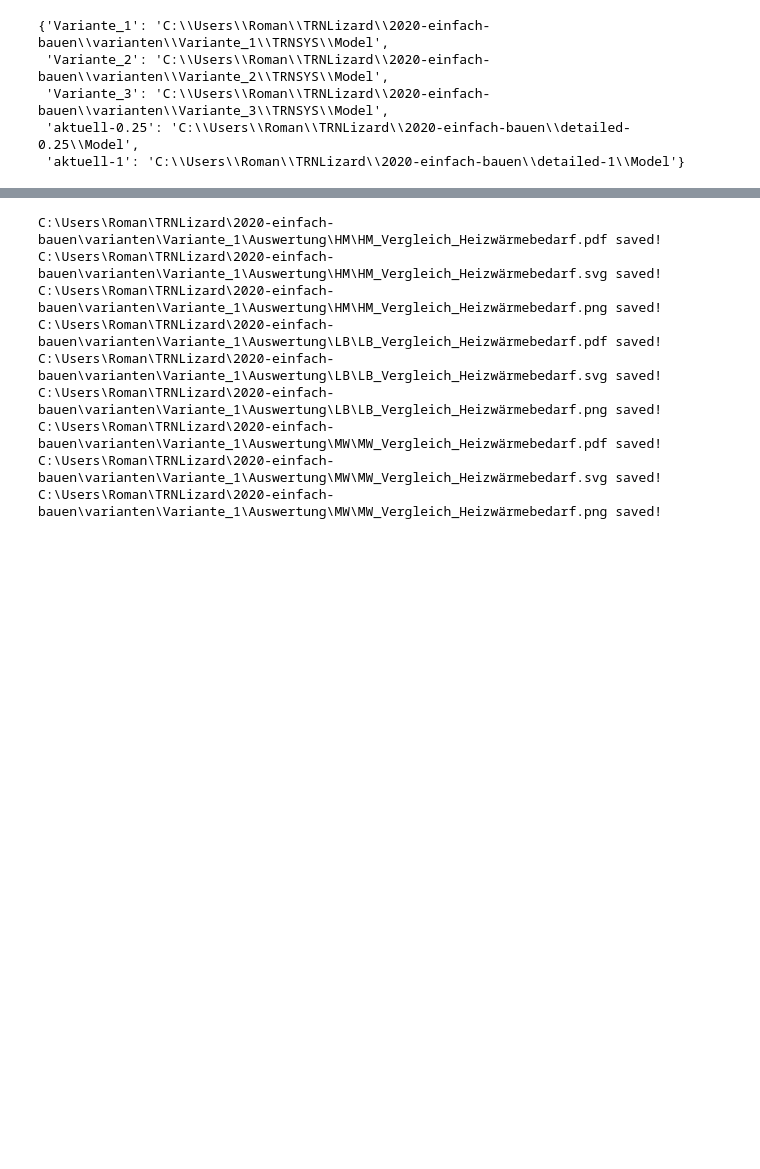
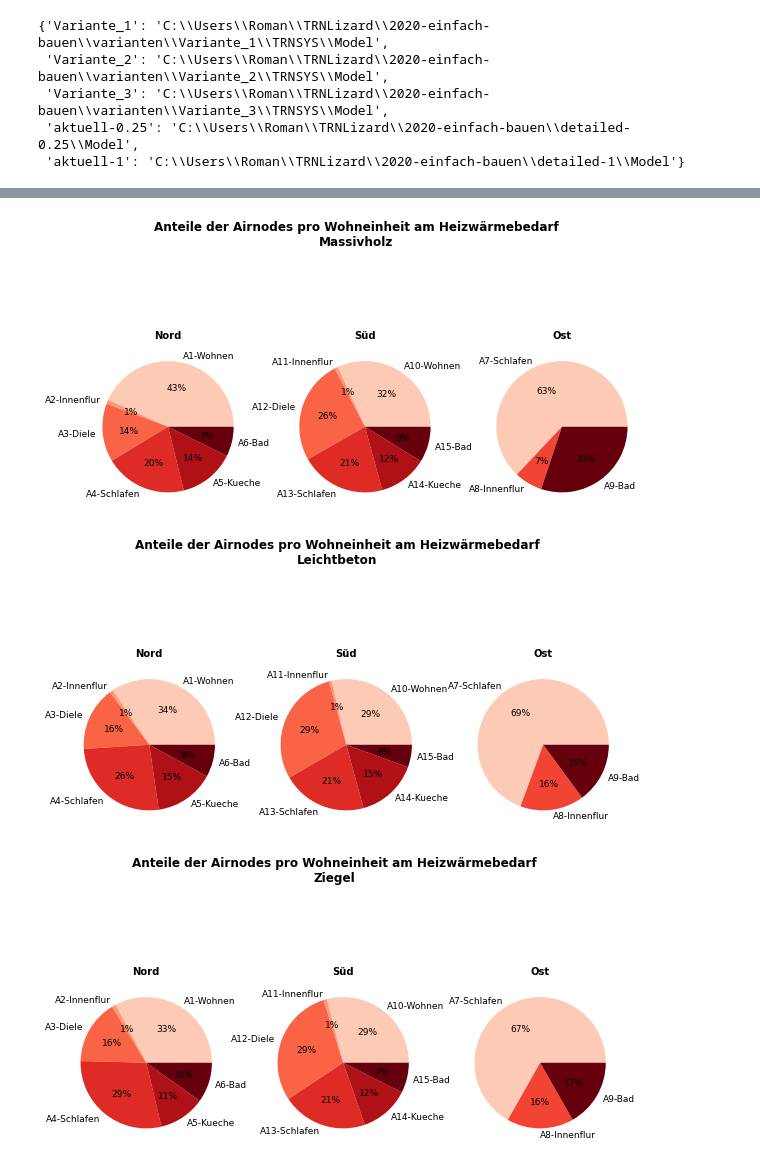
Before and after one commit to Ramonfi/eb-scripts, a Jupyter notebook: graphen_eb_sim.ipynb, the cells around one changed output, grey strips where cells are left out. Cells and saved outputs as stored; diff of their text form; code cells hidden in the pictures; blank space fills up the shorter version.

```diff
--- a/graphen_eb_sim.ipynb
+++ b/graphen_eb_sim.ipynb
@@ -589,38 +578,33 @@ C:\Users\Roman\TRNLizard\2020-einfach-bauen\varianten\Variante_1\Auswertung\mitt
 # %%
 app = 'WE1'
 room = 'A6-Bad'
 
 for bui in db:
-    fig, axs = plt.subplots(1,3, figsize=(15,5))
+    fig, axs = plt.subplots(1,3, figsize=eb.in_doc)
     for a, app in enumerate(eb.wohnungen2):
         df = (db[bui][app].groupby(level=2,axis=1).get_group('Q_heat').sum().droplevel([0,2])*area[app]['%'])
 
         df = pd.DataFrame(df)
 
         df.index = approoms[app]
 
         df.columns = ['Q_heat']
 
         df.plot.pie(y='Q_heat',ax=axs[a], autopct='%1.0f%%', cmap=eb.truncate_colormap('Reds',0.2))
 
         axs[a].set_title(f'{eb.ori[app]}')
         axs[a].legend().remove()
         axs[a].set_ylabel('')
 
-    fig.suptitle('Anteile der Airnodes pro Wohneinheit am Heizwärmebedarf\n{}'.format(bauweisen[bui]),fontweight = 'bold', fontsize = 'large')
+    fig.suptitle(f'Anteile der Airnodes pro Wohneinheit am Heizwärmebedarf\n{bauweisen[bui]}',fontweight = 'bold')
     fig.set_facecolor('white')
+    fig.get_constrained_layout()
     if ex:
         eb.export(fig, os.path.join(dir_export,bui),f'{bui}_Vergleich_Heizwärmebedarf',['pdf','svg','png'] )
 # %% [output]
-C:\Users\Roman\TRNLizard\2020-einfach-bauen\varianten\Variante_1\Auswertung\HM\HM_Vergleich_Heizwärmebedarf.pdf saved!
-C:\Users\Roman\TRNLizard\2020-einfach-bauen\varianten\Variante_1\Auswertung\HM\HM_Vergleich_Heizwärmebedarf.svg saved!
-C:\Users\Roman\TRNLizard\2020-einfach-bauen\varianten\Variante_1\Auswertung\HM\HM_Vergleich_Heizwärmebedarf.png saved!
-C:\Users\Roman\TRNLizard\2020-einfach-bauen\varianten\Variante_1\Auswertung\LB\LB_Vergleich_Heizwärmebedarf.pdf saved!
-C:\Users\Roman\TRNLizard\2020-einfach-bauen\varianten\Variante_1\Auswertung\LB\LB_Vergleich_Heizwärmebedarf.svg saved!
-C:\Users\Roman\TRNLizard\2020-einfach-bauen\varianten\Variante_1\Auswertung\LB\LB_Vergleich_Heizwärmebedarf.png saved!
-C:\Users\Roman\TRNLizard\2020-einfach-bauen\varianten\Variante_1\Auswertung\MW\MW_Vergleich_Heizwärmebedarf.pdf saved!
-C:\Users\Roman\TRNLizard\2020-einfach-bauen\varianten\Variante_1\Auswertung\MW\MW_Vergleich_Heizwärmebedarf.svg saved!
-C:\Users\Roman\TRNLizard\2020-einfach-bauen\varianten\Variante_1\Auswertung\MW\MW_Vergleich_Heizwärmebedarf.png saved!
+[figure, added]
+[figure, added]
+[figure, added]
 # %%
 app = 'WE1'
 room = 'A6-Bad'
```
Also changed, not shown: parts of 15 cells of this notebook, 6 other files.
